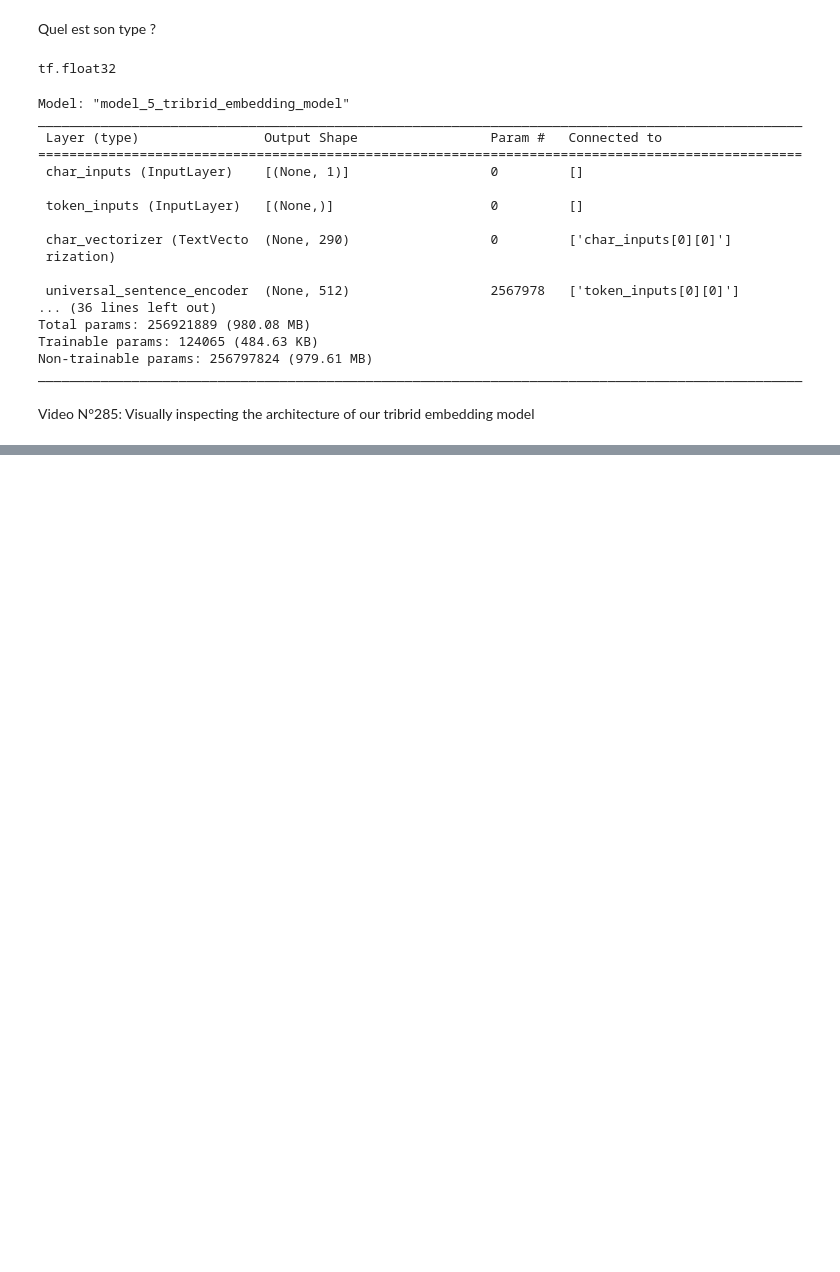
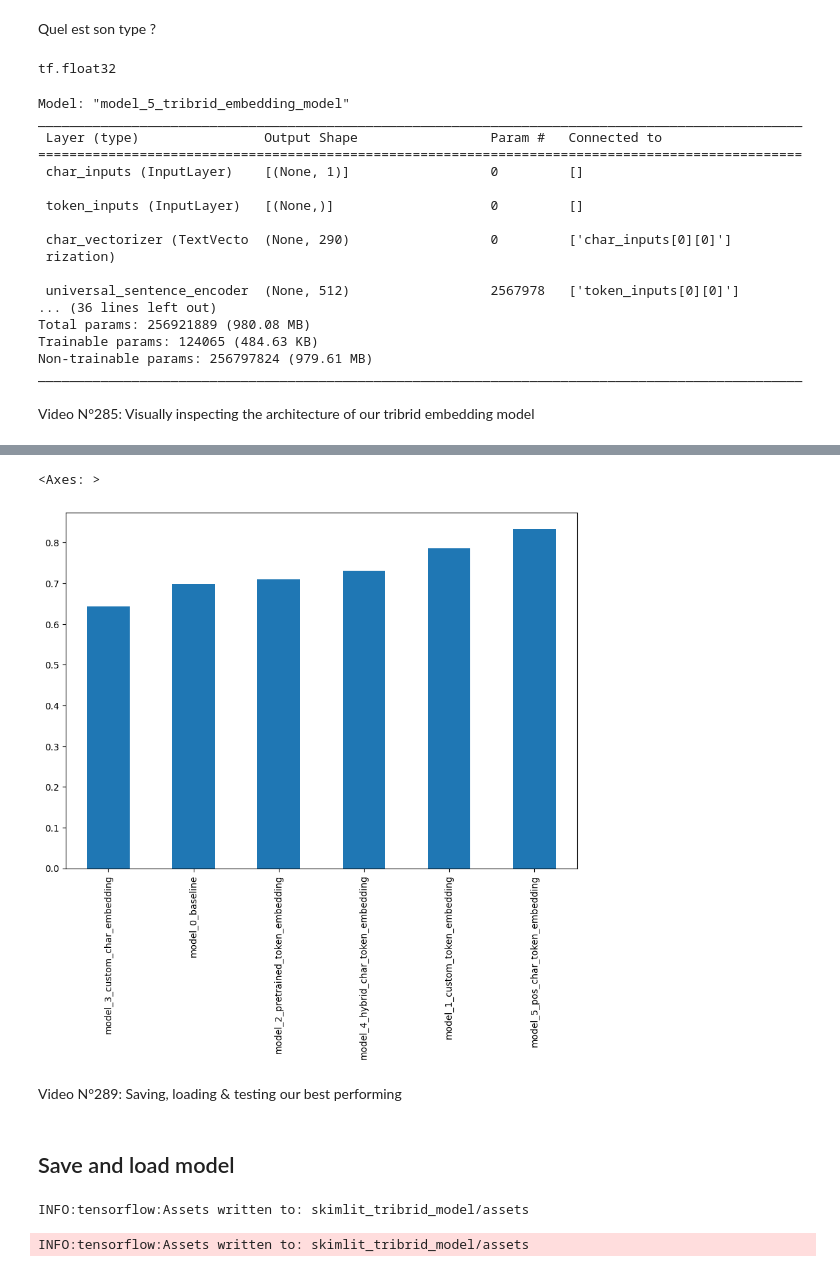
Before and after one commit to ValentinLibouton/TensorFlow_Developer_Certificate_Bootcamp, a Jupyter notebook: 09_SkimLit_nlp_milestone_project_2/09.1_SkimLit_nlp_milestone_project_2_video.ipynb, the cells around one changed output, grey strips where cells are left out. Saved outputs shown, nothing was run; the diff lists cells and outputs as text; code cells hidden in the pictures; blank space fills up the shorter version.

```diff
--- a/09_SkimLit_nlp_milestone_project_2/09.1_SkimLit_nlp_milestone_project_2_video.ipynb
+++ b/09_SkimLit_nlp_milestone_project_2/09.1_SkimLit_nlp_milestone_project_2_video.ipynb
@@ -1487,0 +1582,16 @@ plot_model(model_5, show_shapes=True)
+# %%
+# Sort models results by f1-score
+all_model_results.sort_values(by="f1", ascending=True)["f1"].plot(kind="bar", figsize=(10, 7))
+# %% [output]
+<Axes: >
+[figure, added]
+# %% [markdown]
+Video N°289: Saving, loading & testing our best performing
+# %% [markdown]
+## Save and load model
+# %%
+# Save the best performing model to SavedModel format (default)
+model_5.save(filepath="skimlit_tribrid_model")
+# %% [output]
+INFO:tensorflow:Assets written to: skimlit_tribrid_model/assets
+INFO:tensorflow:Assets written to: skimlit_tribrid_model/assets
```
Also changed, not shown: parts of 56 cells of this notebook, 1 other file.
